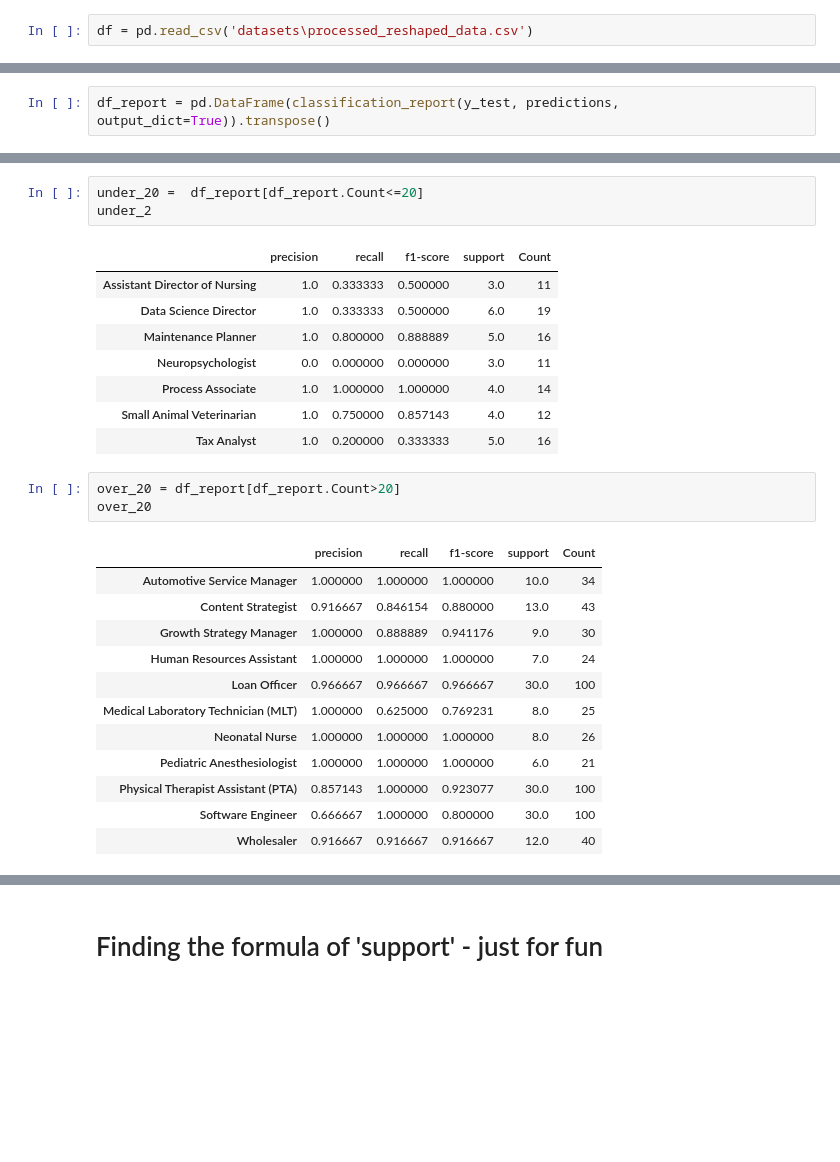
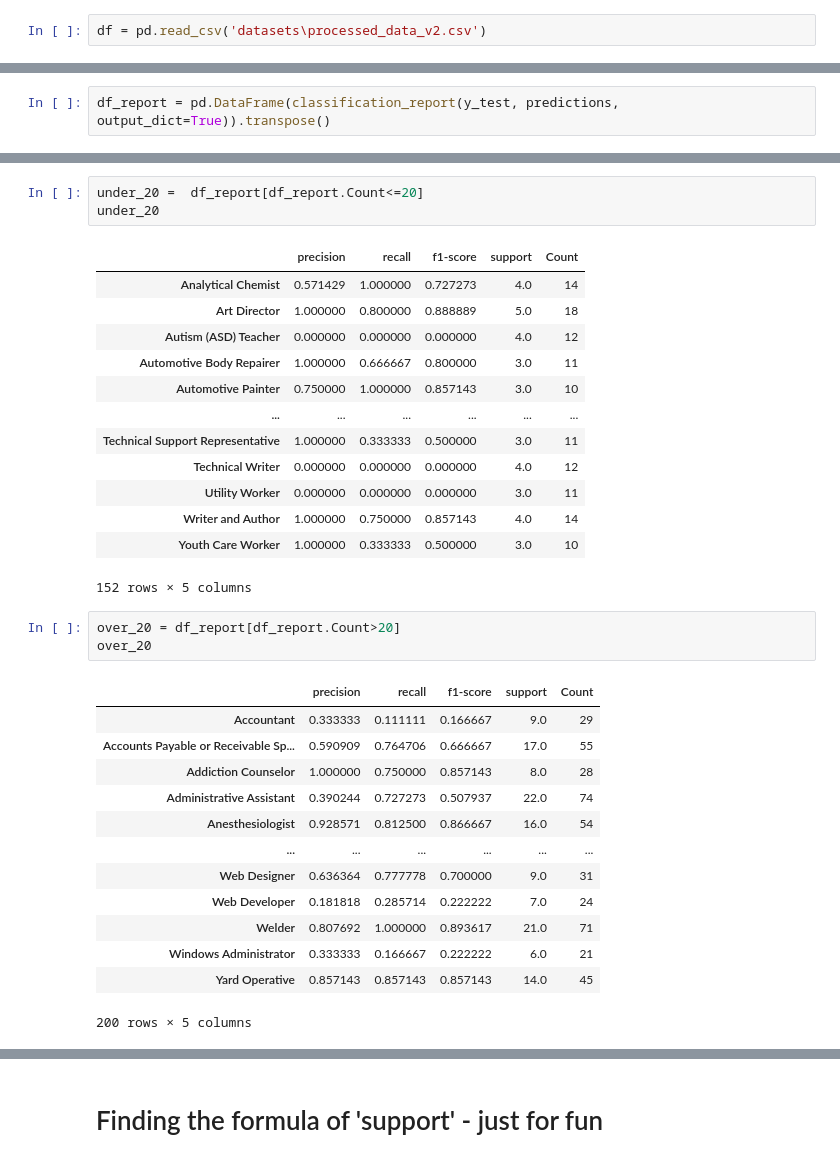
Before and after one commit to Yogev-H/JobTitleClassifier, a Jupyter notebook: report_need_more_data.ipynb, the cells around one changed output, grey strips where cells are left out. Drawn from its saved outputs; the diff is of its cells as text; blank space fills up the shorter version.

```diff
--- a/report_need_more_data.ipynb
+++ b/report_need_more_data.ipynb
@@ -37,7 +37,7 @@ import seaborn as sns
 [nltk_data]     C:\Users\User\AppData\Roaming\nltk_data...
 [nltk_data]   Package wordnet is already up-to-date!
 # %%
-df = pd.read_csv('datasets\processed_reshaped_data.csv')
+df = pd.read_csv('datasets\processed_data_v2.csv')
 # %%
 df.shape
 # %% [output]
@@ -143,31 +192,37 @@ df_report = pd.concat([df_report, df1], axis=1)
 # %%
 under_20 =  df_report[df_report.Count<=20]
-under_2
+under_20
 # %% [output]
 |  | precision | recall | f1-score | support | Count |
-| Assistant Director of Nursing | 1.0 | 0.333333 | 0.500000 | 3.0 | 11 |
-| Data Science Director | 1.0 | 0.333333 | 0.500000 | 6.0 | 19 |
-| Maintenance Planner | 1.0 | 0.800000 | 0.888889 | 5.0 | 16 |
-| Neuropsychologist | 0.0 | 0.000000 | 0.000000 | 3.0 | 11 |
-| Process Associate | 1.0 | 1.000000 | 1.000000 | 4.0 | 14 |
-| Small Animal Veterinarian | 1.0 | 0.750000 | 0.857143 | 4.0 | 12 |
-| Tax Analyst | 1.0 | 0.200000 | 0.333333 | 5.0 | 16 |
+| Analytical Chemist | 0.571429 | 1.000000 | 0.727273 | 4.0 | 14 |
+| Art Director | 1.000000 | 0.800000 | 0.888889 | 5.0 | 18 |
+| Autism (ASD) Teacher | 0.000000 | 0.000000 | 0.000000 | 4.0 | 12 |
+| Automotive Body Repairer | 1.000000 | 0.666667 | 0.800000 | 3.0 | 11 |
+| Automotive Painter | 0.750000 | 1.000000 | 0.857143 | 3.0 | 10 |
+| ... | ... | ... | ... | ... | ... |
+| Technical Support Representative | 1.000000 | 0.333333 | 0.500000 | 3.0 | 11 |
+| Technical Writer | 0.000000 | 0.000000 | 0.000000 | 4.0 | 12 |
+| Utility Worker | 0.000000 | 0.000000 | 0.000000 | 3.0 | 11 |
+| Writer and Author | 1.000000 | 0.750000 | 0.857143 | 4.0 | 14 |
+| Youth Care Worker | 1.000000 | 0.333333 | 0.500000 | 3.0 | 10 |
+152 rows × 5 columns
 # %%
 over_20 = df_report[df_report.Count>20]
 over_20
 # %% [output]
 |  | precision | recall | f1-score | support | Count |
-| Automotive Service Manager | 1.000000 | 1.000000 | 1.000000 | 10.0 | 34 |
-| Content Strategist | 0.916667 | 0.846154 | 0.880000 | 13.0 | 43 |
-| Growth Strategy Manager | 1.000000 | 0.888889 | 0.941176 | 9.0 | 30 |
-| Human Resources Assistant | 1.000000 | 1.000000 | 1.000000 | 7.0 | 24 |
-| Loan Officer | 0.966667 | 0.966667 | 0.966667 | 30.0 | 100 |
-| Medical Laboratory Technician (MLT) | 1.000000 | 0.625000 | 0.769231 | 8.0 | 25 |
-| Neonatal Nurse | 1.000000 | 1.000000 | 1.000000 | 8.0 | 26 |
-| Pediatric Anesthesiologist | 1.000000 | 1.000000 | 1.000000 | 6.0 | 21 |
-| Physical Therapist Assistant (PTA) | 0.857143 | 1.000000 | 0.923077 | 30.0 | 100 |
-| Software Engineer | 0.666667 | 1.000000 | 0.800000 | 30.0 | 100 |
-| Wholesaler | 0.916667 | 0.916667 | 0.916667 | 12.0 | 40 |
+| Accountant | 0.333333 | 0.111111 | 0.166667 | 9.0 | 29 |
+| Accounts Payable or Receivable Sp... | 0.590909 | 0.764706 | 0.666667 | 17.0 | 55 |
+| Addiction Counselor | 1.000000 | 0.750000 | 0.857143 | 8.0 | 28 |
+| Administrative Assistant | 0.390244 | 0.727273 | 0.507937 | 22.0 | 74 |
+| Anesthesiologist | 0.928571 | 0.812500 | 0.866667 | 16.0 | 54 |
+| ... | ... | ... | ... | ... | ... |
+| Web Designer | 0.636364 | 0.777778 | 0.700000 | 9.0 | 31 |
+| Web Developer | 0.181818 | 0.285714 | 0.222222 | 7.0 | 24 |
+| Welder | 0.807692 | 1.000000 | 0.893617 | 21.0 | 71 |
+| Windows Administrator | 0.333333 | 0.166667 | 0.222222 | 6.0 | 21 |
+| Yard Operative | 0.857143 | 0.857143 | 0.857143 | 14.0 | 45 |
+200 rows × 5 columns
 # %%
 summary = pd.DataFrame([[under_20.precision.mean(), under_20.recall.mean(),under_20['f1-score'].mean()],
                         [over_20.precision.mean(), over_20.recall.mean(),over_20['f1-score'].mean()]],
```
Also changed, not shown: parts of 11 cells of this notebook.
